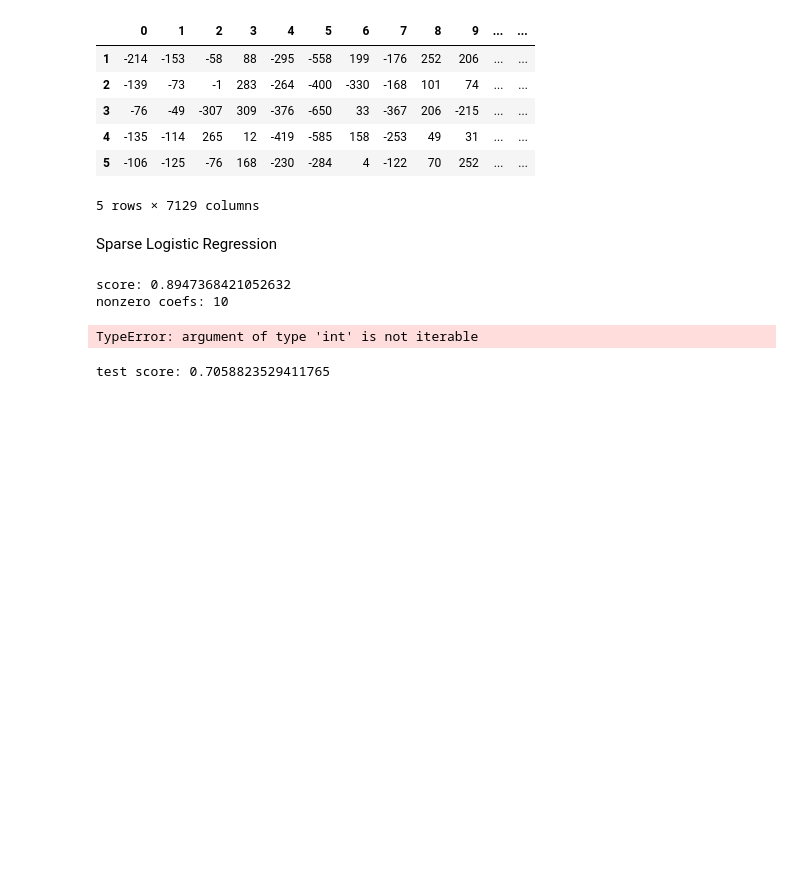
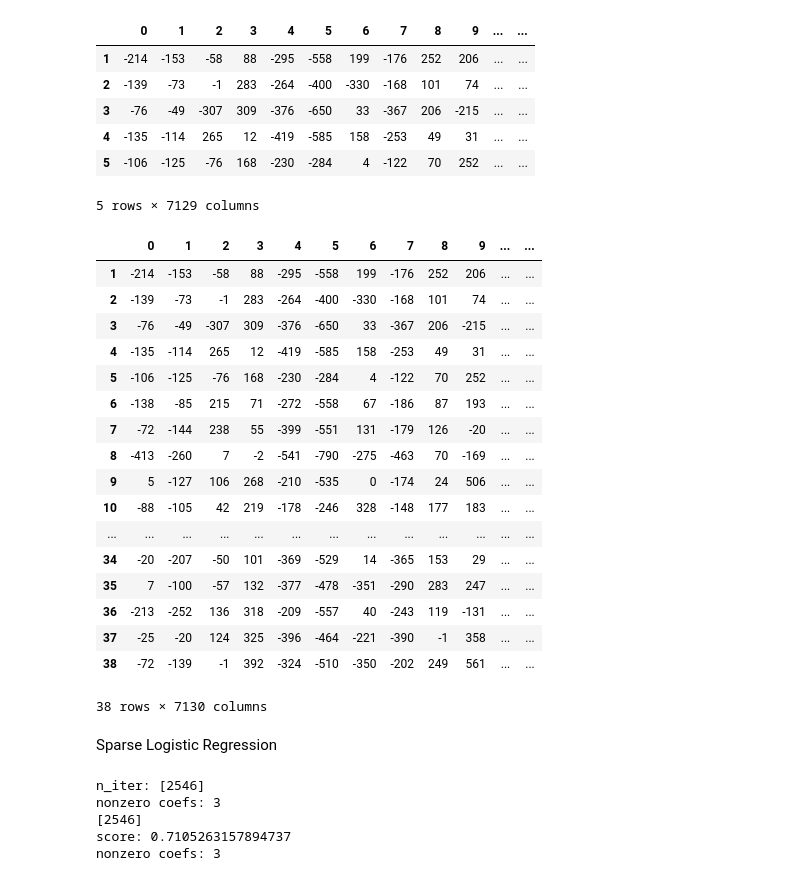
Before and after one commit to DMHamann/sparse_pca_analysis, a Jupyter notebook: notebooks/gene_prediction.ipynb, the cells around one changed output. Drawn from its saved outputs; the diff is of its cells as text; code cells hidden in the pictures; blank space fills up the shorter version.

```diff
--- a/notebooks/gene_prediction.ipynb
+++ b/notebooks/gene_prediction.ipynb
@@ -3,9 +3,9 @@ import pandas as pd
 import numpy as np
 import matplotlib.pyplot as plt
 # %%
-actual = pd.read_csv('data/actual.csv')
-test_df = pd.read_csv('data/data_set_ALL_AML_independent.csv')
-train_df = pd.read_csv('data/data_set_ALL_AML_train.csv')
+actual = pd.read_csv('../data/raw/actual.csv')
+test_df = pd.read_csv('../data/raw/data_set_ALL_AML_independent.csv')
+train_df = pd.read_csv('../data/raw/data_set_ALL_AML_train.csv')
 # %%
 df1 = [col for col in train_df.columns if "call" not in col]
 train_df = train_df[df1]
@@ -24,9 +24,28 @@ train_df2.head()
 | 5 | -106 | -125 | -76 | 168 | -230 | -284 | 4 | -122 | 70 | 252 | ... | ... |
 5 rows × 7129 columns
 # %%
-train_df2['cancer_type'] = list(pd.read_csv('data/actual.csv')[:38]['cancer'])
+train_df2['cancer_type'] = list(pd.read_csv('../data/raw/actual.csv')[:38]['cancer'])
 dic = {'ALL':0,'AML':1}
 train_df2.replace(dic,inplace=True)
+# %% [output]
+|  | 0 | 1 | 2 | 3 | 4 | 5 | 6 | 7 | 8 | 9 | ... | ... |
+| 1 | -214 | -153 | -58 | 88 | -295 | -558 | 199 | -176 | 252 | 206 | ... | ... |
+| 2 | -139 | -73 | -1 | 283 | -264 | -400 | -330 | -168 | 101 | 74 | ... | ... |
+| 3 | -76 | -49 | -307 | 309 | -376 | -650 | 33 | -367 | 206 | -215 | ... | ... |
+| 4 | -135 | -114 | 265 | 12 | -419 | -585 | 158 | -253 | 49 | 31 | ... | ... |
+| 5 | -106 | -125 | -76 | 168 | -230 | -284 | 4 | -122 | 70 | 252 | ... | ... |
+| 6 | -138 | -85 | 215 | 71 | -272 | -558 | 67 | -186 | 87 | 193 | ... | ... |
+| 7 | -72 | -144 | 238 | 55 | -399 | -551 | 131 | -179 | 126 | -20 | ... | ... |
+| 8 | -413 | -260 | 7 | -2 | -541 | -790 | -275 | -463 | 70 | -169 | ... | ... |
+| 9 | 5 | -127 | 106 | 268 | -210 | -535 | 0 | -174 | 24 | 506 | ... | ... |
+| 10 | -88 | -105 | 42 | 219 | -178 | -246 | 328 | -148 | 177 | 183 | ... | ... |
+| ... | ... | ... | ... | ... | ... | ... | ... | ... | ... | ... | ... | ... |
+| 34 | -20 | -207 | -50 | 101 | -369 | -529 | 14 | -365 | 153 | 29 | ... | ... |
+| 35 | 7 | -100 | -57 | 132 | -377 | -478 | -351 | -290 | 283 | 247 | ... | ... |
+| 36 | -213 | -252 | 136 | 318 | -209 | -557 | 40 | -243 | 119 | -131 | ... | ... |
+| 37 | -25 | -20 | 124 | 325 | -396 | -464 | -221 | -390 | -1 | 358 | ... | ... |
+| 38 | -72 | -139 | -1 | 392 | -324 | -510 | -350 | -202 | 249 | 561 | ... | ... |
+38 rows × 7130 columns
 # %% [markdown]
 Sparse Logistic Regression
 # %%
@@ -35,34 +54,28 @@ from sklearn.preprocessing import StandardScaler
 X_std = StandardScaler().fit_transform(train_df2.drop('cancer_type',axis=1))
 y = train_df2['cancer_type']
 # %%
-logreg = LogisticRegression(penalty='l1', solver='saga', random_state=0, C=0.08).fit(X_std, y)
+y_fit = y.to_numpy().ravel().astype(int)
+logreg = LogisticRegression(
+    l1_ratio=1,           # pure L1
+    solver='saga', C=0.08,
+    max_iter=10000, tol=1e-4, random_state=0
+).fit(X_std, y_fit)
+
+print('n_iter:', logreg.n_iter_)
+print('nonzero coefs:', np.sum(logreg.coef_ != 0))
+
+print(logreg.n_iter_)   # if this equals max_iter, it did NOT converge
+
 logreg.predict(X_std)
 
-score = logreg.score(X_std, y)
+score = logreg.score(X_std, y_fit)
 print('score:',score)
 coef = logreg.coef_.ravel()
 nonzero_idx = np.where(coef != 0)[0]
 print('nonzero coefs:', len(nonzero_idx))
 # %% [output]
-score: 0.8947368421052632
-nonzero coefs: 10
+n_iter: [2546]
+nonzero coefs: 3
+[2546]
+score: 0.7105263157894737
+nonzero coefs: 3
-# %%
-df1 = [col for col in test_df.columns if "call" not in col]
-test_df = test_df[df1]
-test_df = test_df.T
-test_df2 = test_df.drop(['Gene Description','Gene Accession Number'],axis=0)
-test_df2.index = pd.to_numeric(test_df2.index)
-test_df2.sort_index(inplace=True)
-test_df2['cancer_type'] = list(pd.read_csv('data/actual.csv')[38:]['cancer'])
-dic = {'ALL':0,'AML':1}
-test_df2.replace(dic,inplace=True)
-test_df2.head()
-# %% [output]
-TypeError: argument of type 'int' is not iterable
-# %%
-X_test_scaled = StandardScaler().fit_transform(test_df2.drop('cancer_type',axis=1))
-y_test = test_df2['cancer_type']
-test_score = logreg.score(X_test_scaled,y_test)
-print('test score:', test_score)
-# %% [output]
-test score: 0.7058823529411765
```
Also changed, not shown: 1 other file.
